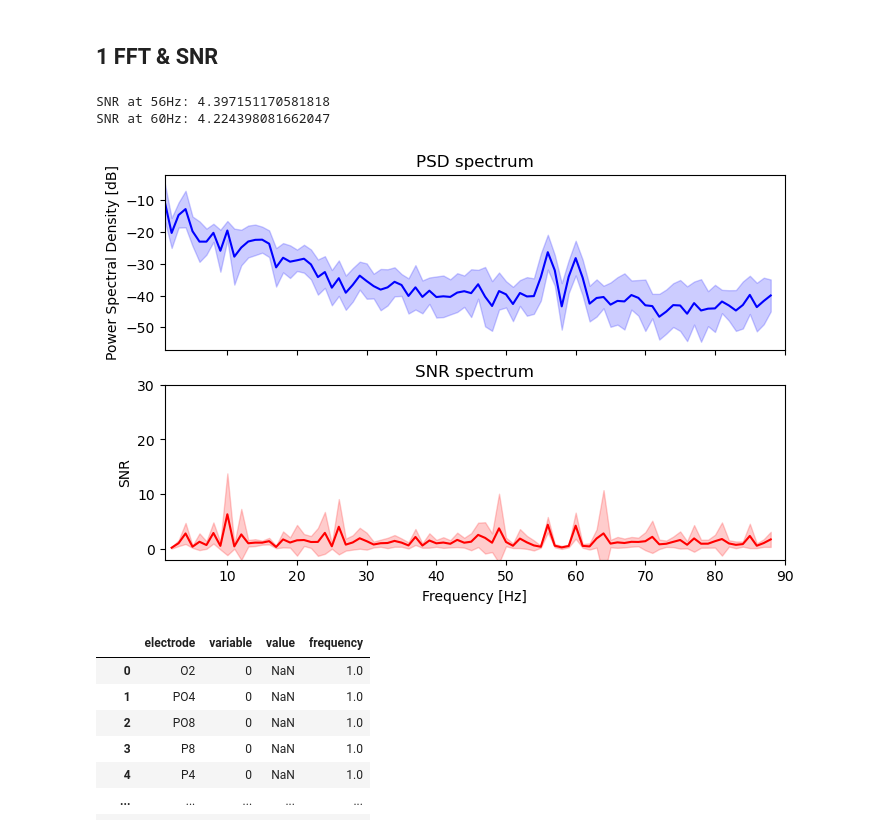
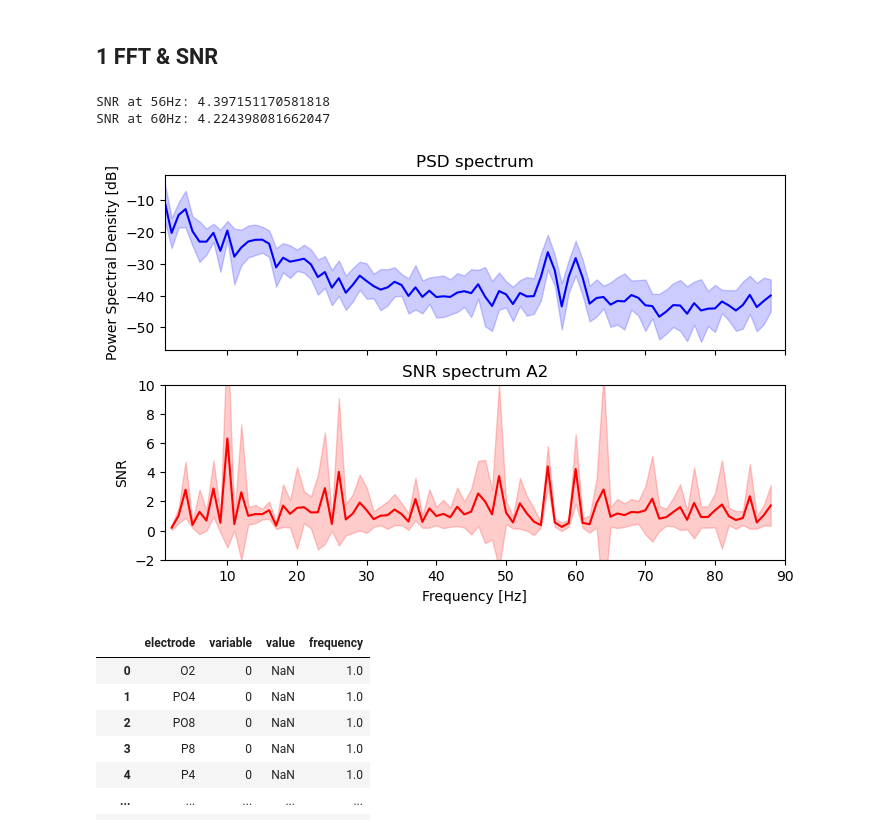
Before and after one commit to LpZamora/RIFT_thesis_expe1, a Jupyter notebook: 3a_analysis_A2_hypothesis_driven_electrode_selection.ipynb, the cells around one changed output. Saved outputs shown, nothing was run; the diff lists cells and outputs as text; code cells hidden in the pictures.

```diff
--- a/3a_analysis_A2_hypothesis_driven_electrode_selection.ipynb
+++ b/3a_analysis_A2_hypothesis_driven_electrode_selection.ipynb
@@ -137,36 +137,36 @@ axes[0].set(title="PSD spectrum", ylabel="Power Spectral Density [dB]")
 snr_mean = snrs.mean(axis=(0))[freq_range]
 snr_std = snrs.std(axis=(0))[freq_range]
 
 axes[1].plot(freqs_psd[freq_range], snr_mean, color="r")
 axes[1].fill_between(
     freqs_psd[freq_range], snr_mean - snr_std, snr_mean + snr_std, color="r", alpha=0.2
 )
 axes[1].set(
-    title="SNR spectrum",
+    title="SNR spectrum A2",
     xlabel="Frequency [Hz]",
     ylabel="SNR",
-    ylim=[-2, 30],
+    ylim=[-2, 10],
     xlim=[fmin, fmax],
 )
 fig.show()
 
 # Extract SNR values at the stimulation frequency
 stim_freq1 = 56
 stim_freq2 = 60
 
 # find index of frequency bin closest to stimulation frequency
 i_bin_1 = np.argmin(abs(freqs_psd - stim_freq1))
 i_bin_2 = np.argmin(abs(freqs_psd - stim_freq2))
 
 # Apply the subset
 snrs_target1 = snrs[:, i_bin_1]
 snrs_target2 = snrs[:, i_bin_2]
 print(f'SNR at {stim_freq1}Hz: {snrs_target1.mean()}')
 print(f'SNR at {stim_freq2}Hz: {snrs_target2.mean()}')
 # %% [output]
 SNR at 56Hz: 4.397151170581818
 SNR at 60Hz: 4.224398081662047
-[figure, old version]
+[figure, new version]
 # %%
 snrs_df = pd.DataFrame(snrs)
 snrs_df['electrode'] = epochs_freqtag.info['ch_names']
```
Also changed, not shown: parts of 3 cells of this notebook, 10 other files.
